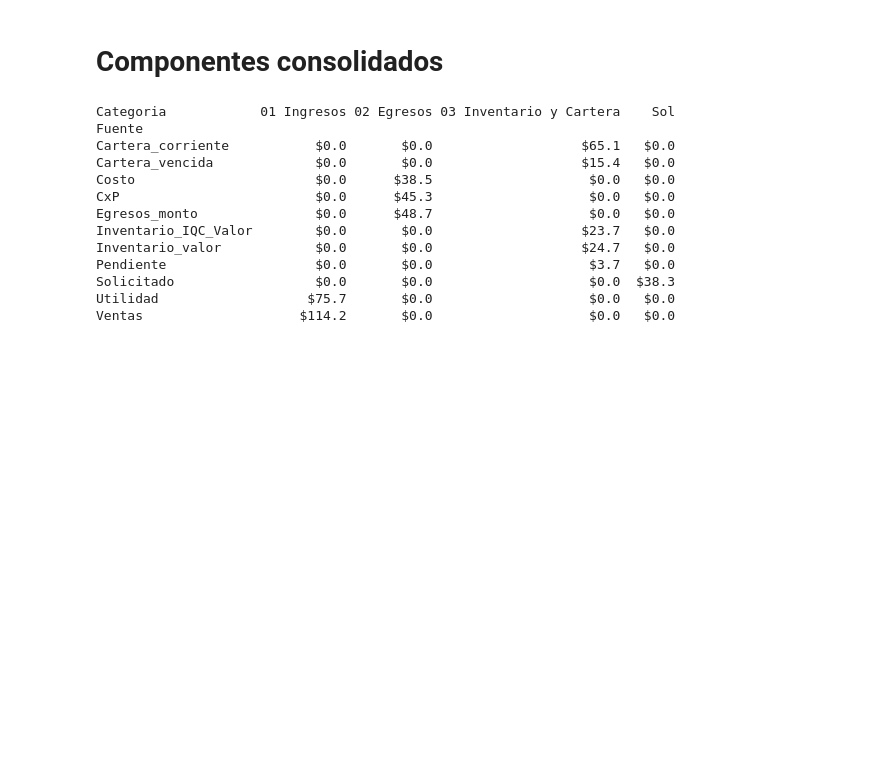
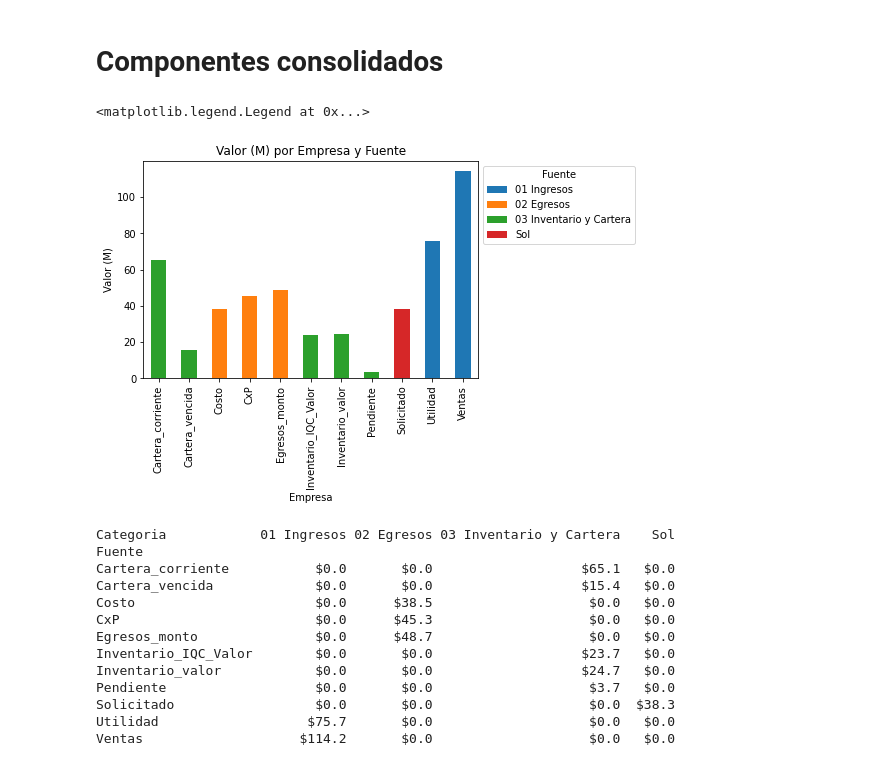
Before and after one commit to AlanIslasMorris/Tableros_Fusi-n_Agro, a Jupyter notebook: Componentes_sub_componentes.ipynb, the cells around one changed output. Saved outputs shown, nothing was run; the diff lists cells and outputs as text; code cells hidden in the pictures; blank space fills up the shorter version.

```diff
--- a/Componentes_sub_componentes.ipynb
+++ b/Componentes_sub_componentes.ipynb
@@ -402,6 +402,11 @@ categories = ['01 Ingresos','02 Egresos','03 Inventario y Cartera','Sol']
 df_merged['Categoria'] = np.select(conditions, categories)
 # %% [markdown]
 # Exportar tabla para uso en tableros o tablas dinámicas
+# %%
+df_merged['Nivel 2'] = df_merged['Nivel 2'].replace(['Nutrición', 'Otro', 'Maquila', 'Coadyuvante'], 'Otros')
+# %%
+# Remove Empresas ASESORIA and ENFOKT
+df_merged = df_merged[~df_merged['Empresa'].isin(['ASESORIA', 'ENFOKT'])]
 # %%
 df_merged.to_csv('Componentes_financieros_nivel_2.csv')
 # %% [markdown]
@@ -409 +424,14 @@ df_merged.to_csv('Componentes_financieros_nivel_2.csv')
+# %%
+
+# create a stacked bar plot of the DataFrame
+ax = Componentes_.plot.bar(stacked=True)
+
+# customize the plot labels and legend
+ax.set_xlabel('Empresa')
+ax.set_ylabel('Valor (M)')
+ax.set_title('Valor (M) por Empresa y Fuente')
+ax.legend(title='Fuente', bbox_to_anchor=(1.0, 1.0))
+# %% [output]
+<matplotlib.legend.Legend at 0x...>
+[figure, added]
 # %%
```
Also changed, not shown: parts of 8 cells of this notebook.
